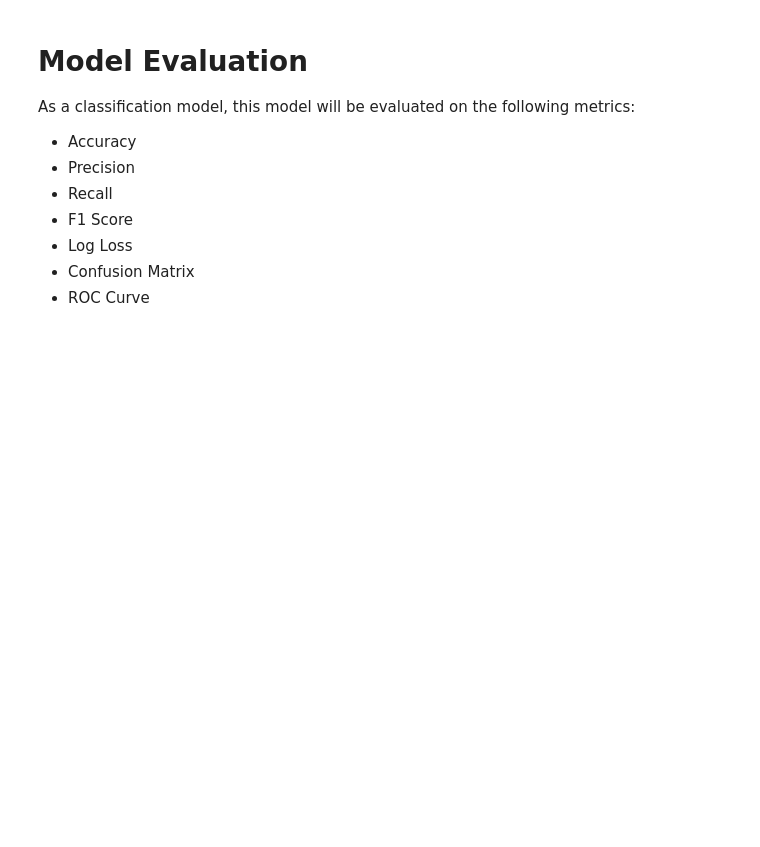
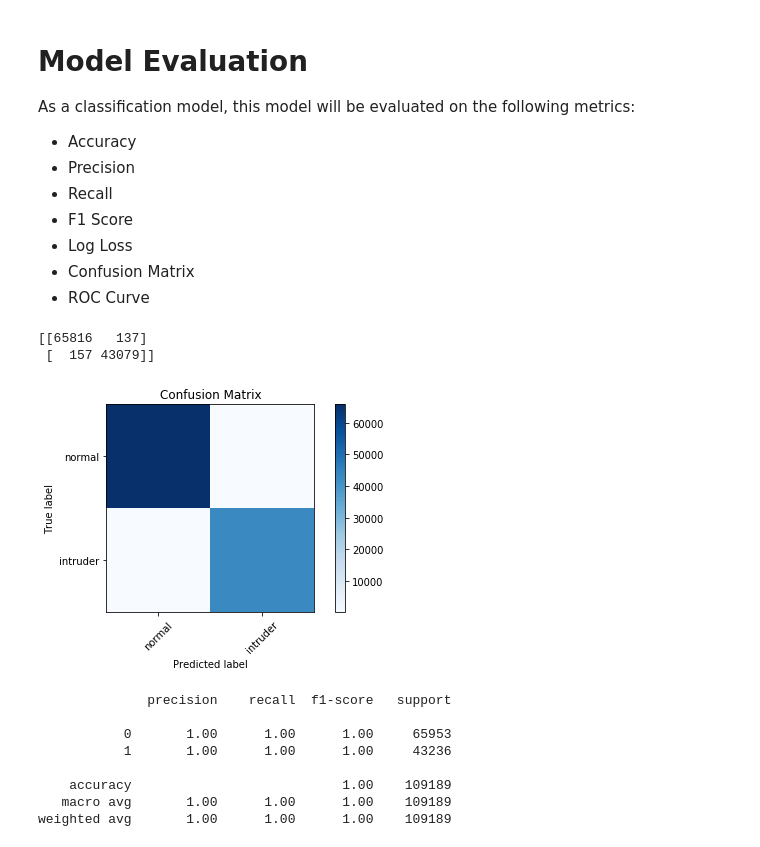
Before and after one commit to saechaol/network-intrusion-detector, a Jupyter notebook: intrusion_predictor.ipynb, the cells around one changed output. Cells and saved outputs as stored; diff of their text form; code cells hidden in the pictures; blank space fills up the shorter version.

```diff
--- a/intrusion_predictor.ipynb
+++ b/intrusion_predictor.ipynb
@@ -403,3 +445,27 @@ As a classification model, this model will be evaluated on the following metrics
  * Log Loss
  * Confusion Matrix
  * ROC Curve
+# %%
+y_true = np.argmax(y_test[0:109189],axis=1)
+pred = convnet.predict(x_test[0:109189])
+pred = np.argmax(pred,axis=1)
+
+
+cm = confusion_matrix(y_true, pred)
+print(cm)
+plt.figure()
+plot_confusion_matrix(cm, ['normal','intruder'])
+plt.show()
+print(classification_report(y_true, pred))
+# %% [output]
+[[65816   137]
+ [  157 43079]]
+[figure, added]
+              precision    recall  f1-score   support
+
+           0       1.00      1.00      1.00     65953
+           1       1.00      1.00      1.00     43236
+
+    accuracy                           1.00    109189
+   macro avg       1.00      1.00      1.00    109189
+weighted avg       1.00      1.00      1.00    109189
```
Also changed, not shown: parts of 11 cells of this notebook, 1 other file.
